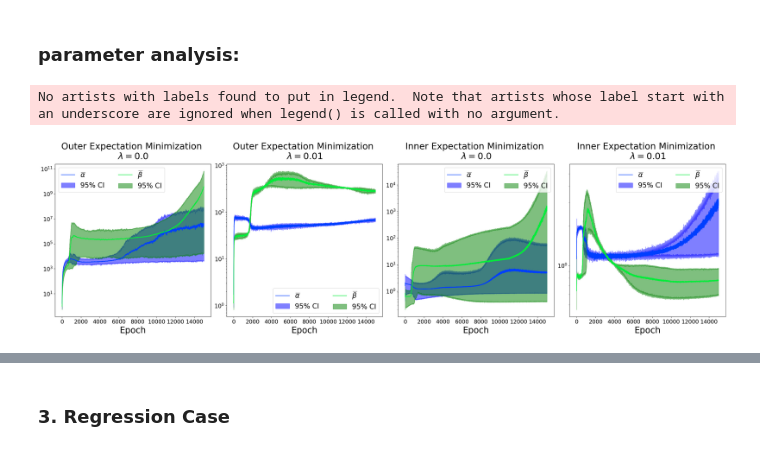
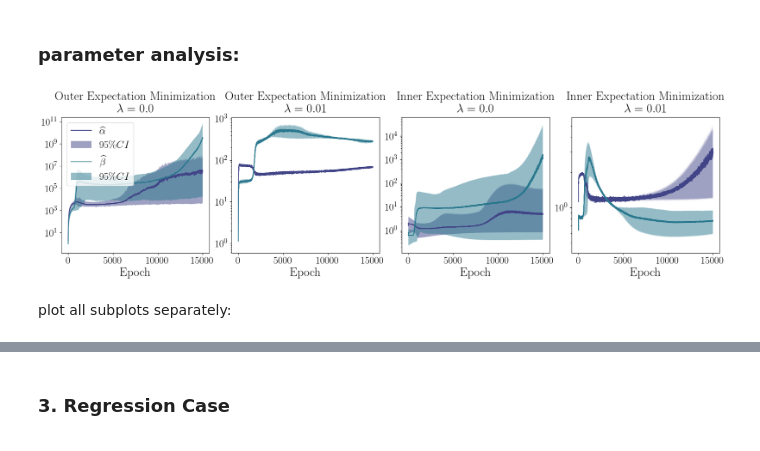
Before and after one commit to mkjuergens/EpistemicUncertaintyAnalysis, a Jupyter notebook: notebooks/plot_results.ipynb, the cells around one changed output, grey strips where cells are left out. Drawn from its saved outputs; the diff is of its cells as text; code cells hidden in the pictures.

```diff
--- a/notebooks/plot_results.ipynb
+++ b/notebooks/plot_results.ipynb
@@ -38,3 +99,5 @@ REG_DICT_LONG = "../data/regression/regression_longer/"
+# %%
+figsize = set_size(345)
 # %% [markdown]
 ### 1. Classification
 # %%
@@ -228,3 +356,3 @@ def plot_confidence_bounds_per_experiment(
 # %%
-fig, ax = plot_confidence_bounds_per_experiment(results_dicts,BernoulliSineDataset, [100, 500, 1000], titles_rows, titles_cols, (30, 18), "./results/classification/", "conf_classification_new.pdf")
+fig, ax = plot_beta_experiment(results_dicts,BernoulliSineDataset, [100, 500, 1000], titles_rows, titles_cols, (26, 10), "./figures/classification/", "conf_classification_viridis.png")
 # %% [output]
@@ -246,8 +374,8 @@ n_epochs = results_longer_bernoulli["conf_bounds"]["param_0"]["mean"].shape[0]
 plt.rcParams["font.size"] = 28
 # cahnge size of tick x and y labels
 
-fig, ax = plt.subplots(1, len(results_longer), figsize=(35, 8))
-fig.subplots_adjust(hspace=0.1, wspace=0.1)
+fig, ax, = plt.subplots(1, len(results_longer), figsize=(24, 5))
+fig.subplots_adjust(hspace=0.1, wspace=0.15)
 plt.rcParams["xtick.labelsize"] = 20
 plt.rcParams["ytick.labelsize"] = 20
 col_titles = [
@@ -257,56 +385,57 @@ col_titles = [
     "Inner Expectation Minimization \n" + "$\lambda=0.01$",
 ]
 for ax_sub, col in zip(ax, col_titles):
-    ax_sub.set_title(col, fontsize=26, pad=15)
-    ax_sub.tick_params(axis="both", which="major", labelsize=16)
+    ax_sub.set_title(col, fontsize=25, pad=10)
 
 for i in range(len(results_longer)):
     ax[i].set_xlabel("Epoch", fontsize=25)
-ax[0].legend(fontsize=14, loc="upper center", bbox_to_anchor=(0.5, 1.0))
 # log scale y axis
 # ax[0].set_yscale("log")
 for i in range(len(results_longer)):
     ax[i].plot(
-        results_longer[i]["conf_bounds"]["param_0"]["mean"], label=r"$\widebar{\alpha}$"
+        results_longer[i]["conf_bounds"]["param_0"]["mean"], label=r"$\widehat{\alpha}$"
     )
     ax[i].fill_between(
         np.arange(0, n_epochs),
         results_longer[i]["conf_bounds"]["param_0"]["lower"],
         results_longer[i]["conf_bounds"]["param_0"]["upper"],
         alpha=0.5,
-        label="95% CI",
-        color="blue",
+        label="$95\% CI$",
     )
     ax[i].plot(
-        results_longer[i]["conf_bounds"]["param_1"]["mean"], label=r"$\widebar{\beta}$"
+        results_longer[i]["conf_bounds"]["param_1"]["mean"], label=r"$\widehat{\beta}$"
     )
     ax[i].fill_between(
         np.arange(0, n_epochs),
         results_longer[i]["conf_bounds"]["param_1"]["lower"],
         results_longer[i]["conf_bounds"]["param_1"]["upper"],
         alpha=0.5,
-        label="95% CI",
-        color="green",
+        label="$95\% CI$",
     )
 
     # log scale y axis
     ax[i].set_yscale("log")
-    # locate legend in upper middle
-    ax[i].legend(fontsize=20, ncol=2)
+    # set ticks
+    ax[i].tick_params(axis="both", which="major", labelsize=21)
+    ax[0].legend(fontsize=21, loc="upper left")
+# save figure
+if not os.path.exists("./figures/classification/"):
+    os.makedirs("./figures/classification/")
+#plt.tight_layout()
+plt.savefig(
+    "./figures/classification/parameter_analysis_class.png",
+    bbox_inches="tight",
+    dpi=400
+)
 
-    def format_y_axis(value, tick_number):
-        return f"{value:.0f}"
-
-    # Apply the formatter to the y-axis
-
-
-# save figure
-if not os.path.exists("./results/classification/figures"):
-    os.makedirs("./results/classification/figures")
-plt.savefig(
-    "./results/classification/figures/classification_parameter_analysis.pdf",
-    bbox_inches="tight",
-)
+# # save figure
+# if not os.path.exists("./results/classification/figures"):
+#     os.makedirs("./results/classification/figures")
+# plt.savefig(
+#     "./results/classification/figures/classification_parameter_analysis_test.pdf",
+#     bbox_inches="tight",
+# )
 # %% [output]
-No artists with labels found to put in legend.  Note that artists whose label start with an underscore are ignored when legend() is called with no argument.
-[figure, old version]
+[figure, new version]
+# %% [markdown]
+plot all subplots separately:
```
Also changed, not shown: parts of 14 cells of this notebook, 1 other file.
